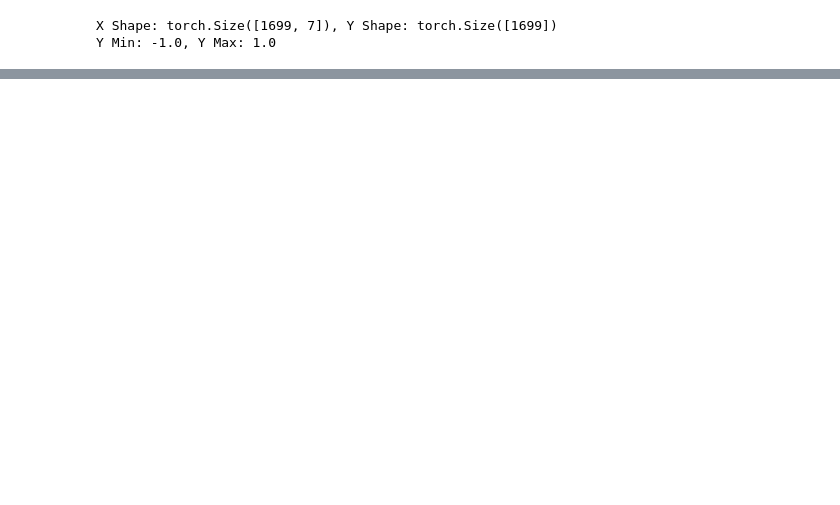
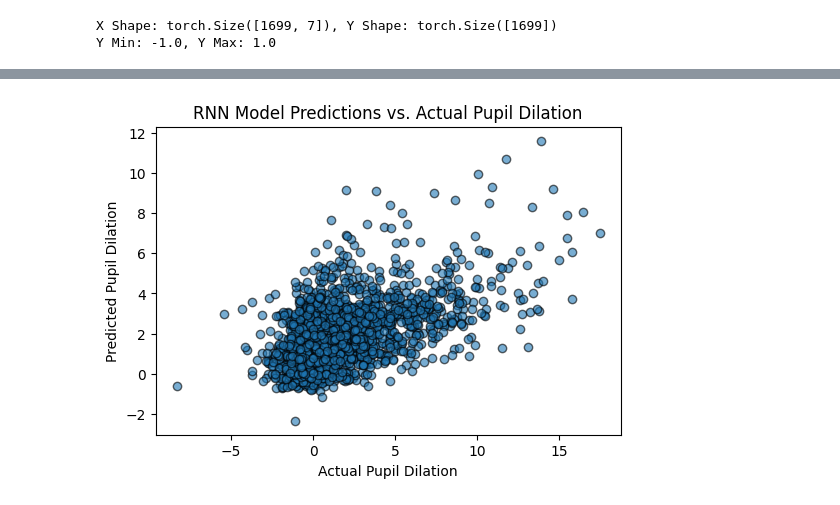
Before and after one commit to KevinBian107/EEB, a Jupyter notebook: playground.ipynb, the cells around one changed output, grey strips where cells are left out. Drawn from its saved outputs; the diff is of its cells as text; code cells hidden in the pictures; blank space fills up the shorter version.

```diff
--- a/playground.ipynb
+++ b/playground.ipynb
@@ -270,0 +286,6 @@ Pearson Correlation: 0.4184
+# %%
+# Convert input data into sequences
+X_rnn = X_tensor.unsqueeze(1)
+Y_rnn = Y_tensor.unsqueeze(1)
+
+print(f"X_rnn Shape: {X_rnn.shape}, Y_rnn Shape: {Y_rnn.shape}")
@@ -270,0 +294,15 @@ Pearson Correlation: 0.4184
+# %%
+model_rnn = RecurrentNet(input_size=X_rnn.shape[2])
+optimizer = optim.Adam(model_rnn.parameters(), lr=0.01)
+loss_fn = nn.MSELoss()
+
+epochs = 2000
+for epoch in range(epochs):
+    optimizer.zero_grad()
+    Y_pred = model_rnn(X_rnn)
+    loss = loss_fn(Y_pred, Y_rnn)
+    loss.backward()
+    optimizer.step()
+
+    if epoch % 100 == 0:
+        print(f"Epoch {epoch}, Loss: {loss.item():.4f}")
@@ -270,0 +330,15 @@ Pearson Correlation: 0.4184
+# %%
+with torch.no_grad():
+    Y_pred_rnn = model_rnn(X_rnn)
+
+df_predictions = pd.DataFrame({'PupilPred': scaler_Y.inverse_transform(Y_pred_rnn.cpu().numpy().reshape(-1, 1)).squeeze()})
+df_actual = df_clean[['Event_PupilDilation']].reset_index(drop=True)
+
+plt.figure(figsize=(6,4))
+plt.scatter(df_actual['Event_PupilDilation'], df_predictions['PupilPred'], alpha=0.6, edgecolors="k")
+plt.xlabel("Actual Pupil Dilation")
+plt.ylabel("Predicted Pupil Dilation")
+plt.title("RNN Model Predictions vs. Actual Pupil Dilation")
+plt.show()
+# %% [output]
+[figure, added]
```
Also changed, not shown: parts of 38 cells of this notebook, 3 other files.
